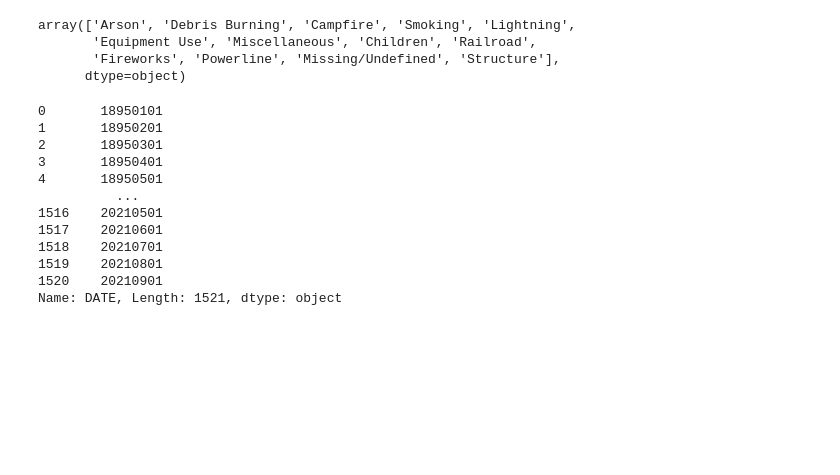
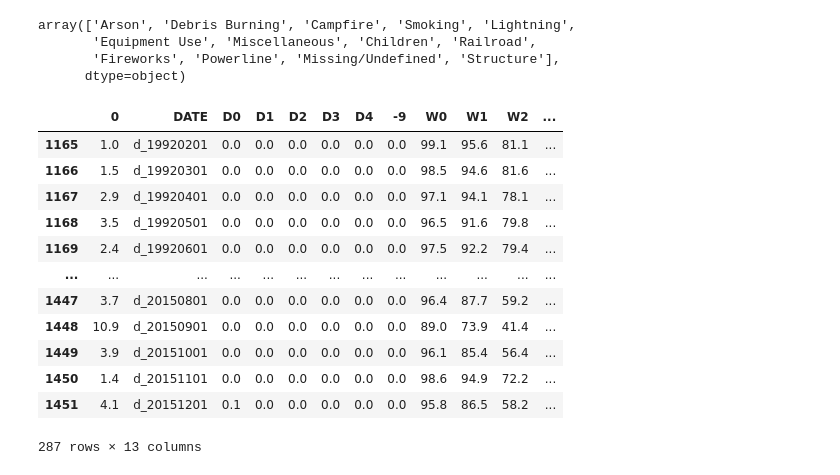
Before and after one commit to fhelms8/Fighting_Fire_with_Data_Grp-Prj, a Jupyter notebook: New_Fires.ipynb, the cells around one changed output. Cells and saved outputs as stored; diff of their text form; code cells hidden in the pictures; blank space fills up the shorter version.

```diff
--- a/New_Fires.ipynb
+++ b/New_Fires.ipynb
@@ -67,21 +67,25 @@ array(['Arson', 'Debris Burning', 'Campfire', 'Smoking', 'Lightning',
       dtype=object)
 # %%
 drought_df = pd.read_csv('./Dillon/SPI-texas.csv')
+drought_df = drought_df[drought_df.index > 1164]
+drought_df = drought_df[drought_df.index < 1452]
+drought_df
+# %% [output]
+|  | 0 | DATE | D0 | D1 | D2 | D3 | D4 | -9 | W0 | W1 | W2 | ... |
+| 1165 | 1.0 | d_19920201 | 0.0 | 0.0 | 0.0 | 0.0 | 0.0 | 0.0 | 99.1 | 95.6 | 81.1 | ... |
+| 1166 | 1.5 | d_19920301 | 0.0 | 0.0 | 0.0 | 0.0 | 0.0 | 0.0 | 98.5 | 94.6 | 81.6 | ... |
+| 1167 | 2.9 | d_19920401 | 0.0 | 0.0 | 0.0 | 0.0 | 0.0 | 0.0 | 97.1 | 94.1 | 78.1 | ... |
+| 1168 | 3.5 | d_19920501 | 0.0 | 0.0 | 0.0 | 0.0 | 0.0 | 0.0 | 96.5 | 91.6 | 79.8 | ... |
+| 1169 | 2.4 | d_19920601 | 0.0 | 0.0 | 0.0 | 0.0 | 0.0 | 0.0 | 97.5 | 92.2 | 79.4 | ... |
+| ... | ... | ... | ... | ... | ... | ... | ... | ... | ... | ... | ... | ... |
+| 1447 | 3.7 | d_20150801 | 0.0 | 0.0 | 0.0 | 0.0 | 0.0 | 0.0 | 96.4 | 87.7 | 59.2 | ... |
+| 1448 | 10.9 | d_20150901 | 0.0 | 0.0 | 0.0 | 0.0 | 0.0 | 0.0 | 89.0 | 73.9 | 41.4 | ... |
+| 1449 | 3.9 | d_20151001 | 0.0 | 0.0 | 0.0 | 0.0 | 0.0 | 0.0 | 96.1 | 85.4 | 56.4 | ... |
+| 1450 | 1.4 | d_20151101 | 0.0 | 0.0 | 0.0 | 0.0 | 0.0 | 0.0 | 98.6 | 94.9 | 72.2 | ... |
+| 1451 | 4.1 | d_20151201 | 0.1 | 0.0 | 0.0 | 0.0 | 0.0 | 0.0 | 95.8 | 86.5 | 58.2 | ... |
+287 rows × 13 columns
 # %%
-values = drought_df['DATE']
-
 drought_df['DATE'] = drought_df['DATE'].map(lambda x: x.lstrip('d_').rstrip('d_'))
 drought_df['DATE']
+drought_df.to_csv('./Dillon/SPI-tx.csv')
+# drought_df
-# %% [output]
-0       18950101
-1       18950201
-2       18950301
-3       18950401
-4       18950501
-          ...
-1516    20210501
-1517    20210601
-1518    20210701
-1519    20210801
-1520    20210901
-Name: DATE, Length: 1521, dtype: object
```
Also changed, not shown: parts of 4 cells of this notebook.
